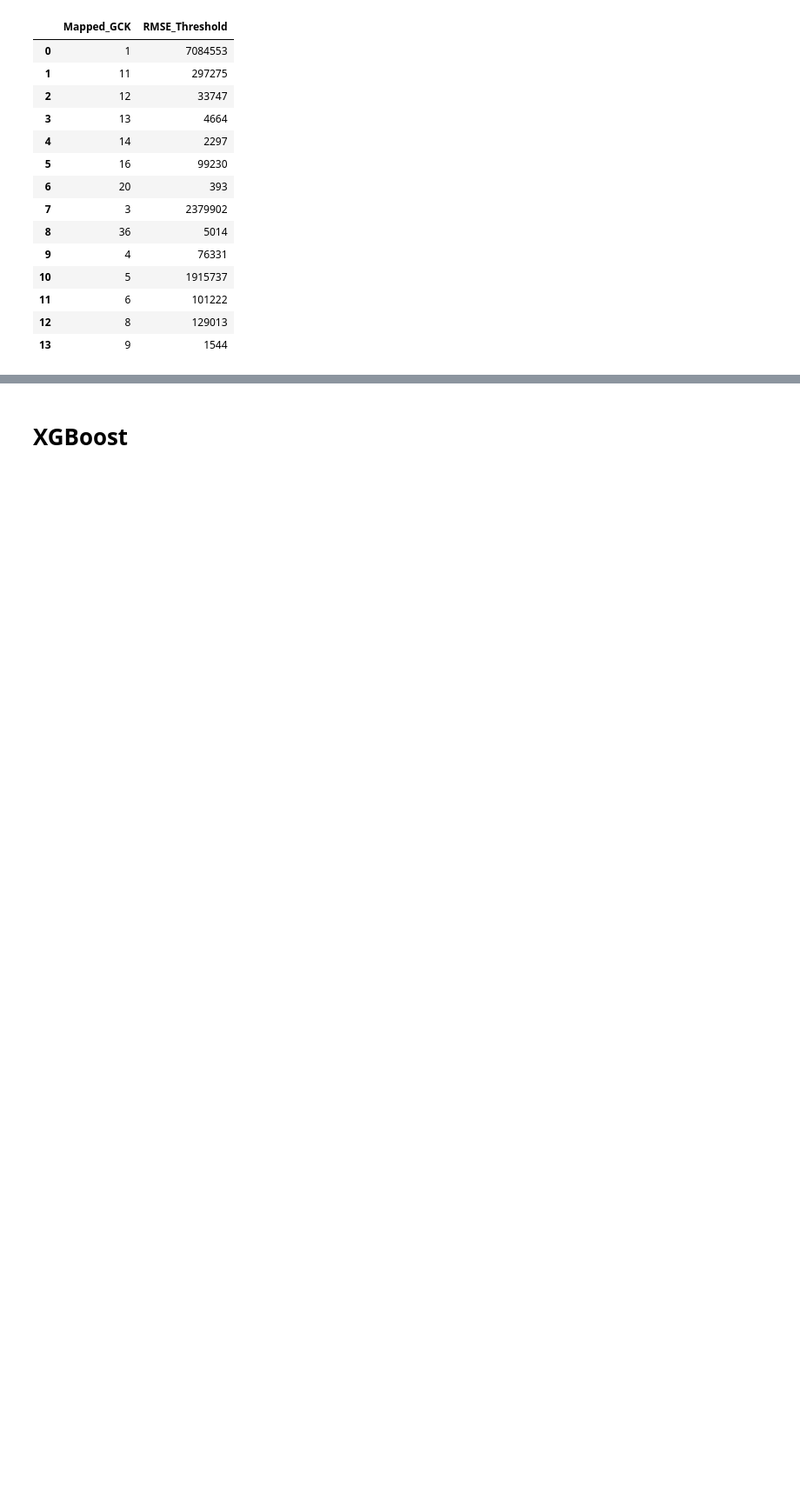
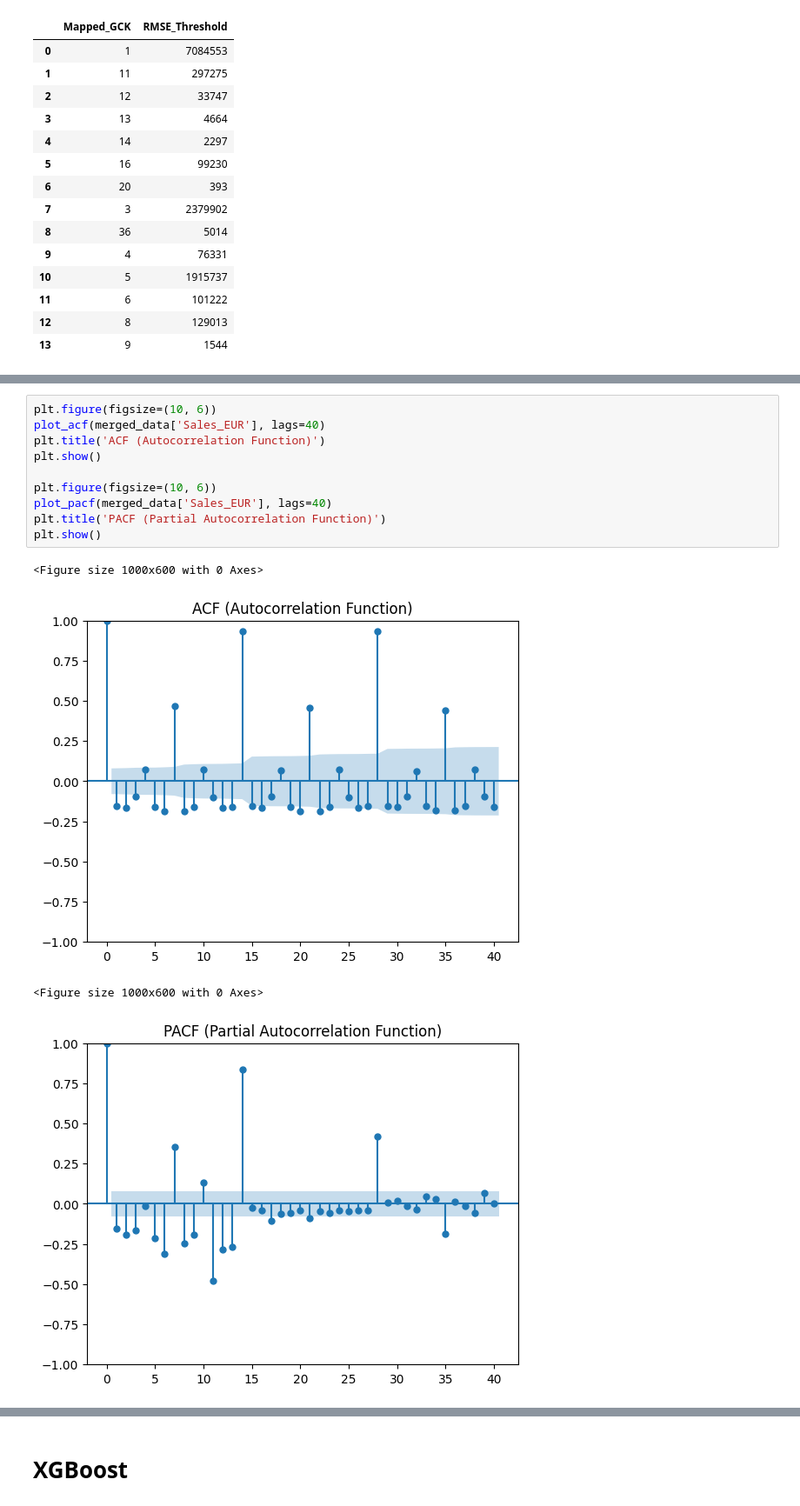
Before and after one commit to gugaaa1904/BC, a Jupyter notebook: Case 2.ipynb, the cells around one changed output, grey strips where cells are left out. Shown at 87% size. Cells and saved outputs as stored; diff of their text form; blank space fills up the shorter version.

```diff
--- a/Case 2.ipynb
+++ b/Case 2.ipynb
@@ -745,0 +751,15 @@ rmse_threshold_df
+# %%
+plt.figure(figsize=(10, 6))
+plot_acf(merged_data['Sales_EUR'], lags=40)
+plt.title('ACF (Autocorrelation Function)')
+plt.show()
+
+plt.figure(figsize=(10, 6))
+plot_pacf(merged_data['Sales_EUR'], lags=40)
+plt.title('PACF (Partial Autocorrelation Function)')
+plt.show()
+# %% [output]
+<Figure size 1000x600 with 0 Axes>
+[figure, added]
+<Figure size 1000x600 with 0 Axes>
+[figure, added]
```
Also changed, not shown: parts of 18 cells of this notebook.
